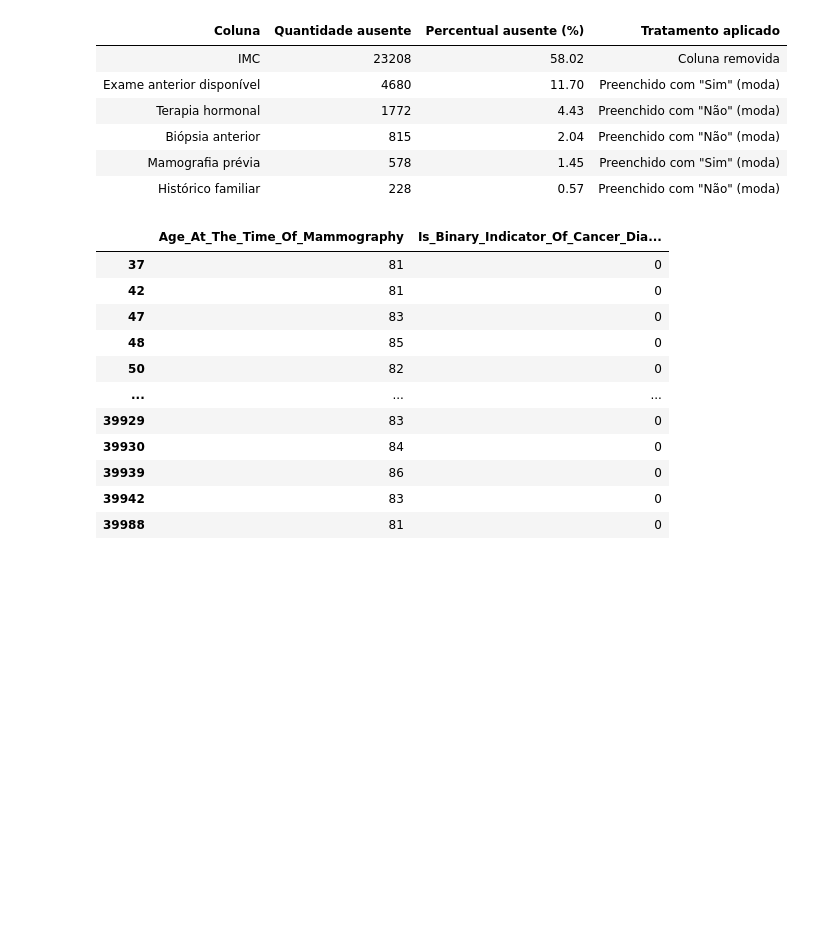
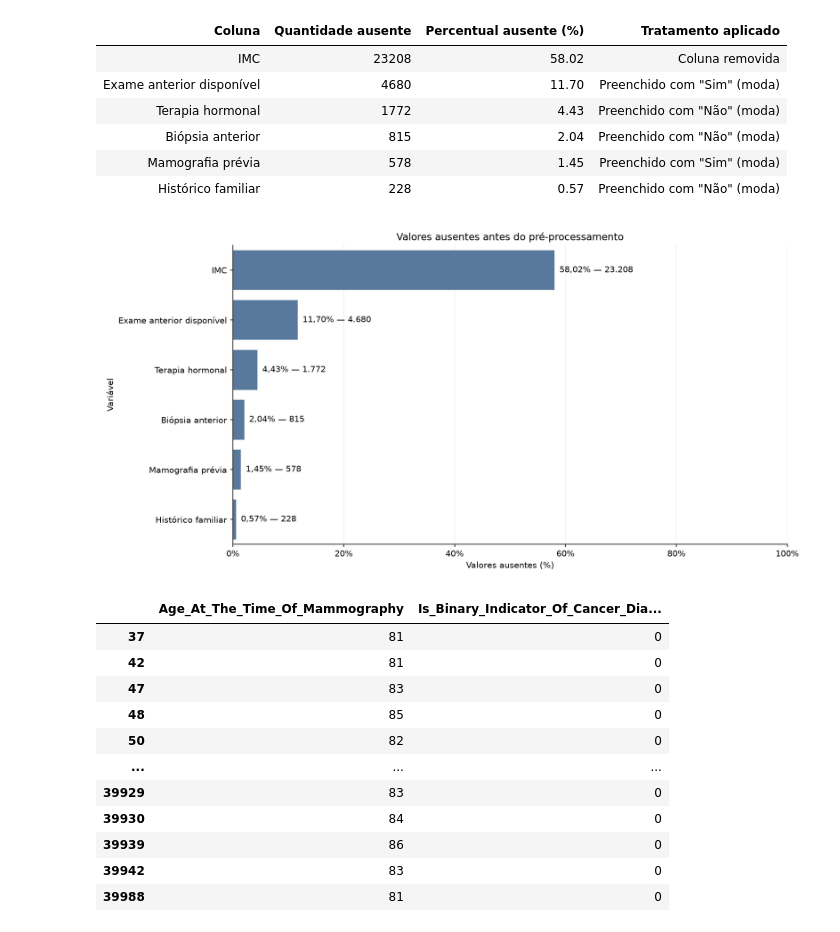
Before and after one commit to arthurMalveste/Breast-Cancer-Analysis-and-Classification, a Jupyter notebook: notebooks/analise.ipynb, the cells around one changed output. Saved outputs shown, nothing was run; the diff lists cells and outputs as text; code cells hidden in the pictures; blank space fills up the shorter version.

Commit message:
Atualiza estatisticas e graficos exploratorios da analise

```diff
--- a/notebooks/analise.ipynb
+++ b/notebooks/analise.ipynb
@@ -118,6 +161,49 @@ resumo_ausencias
 | Biópsia anterior | 815 | 2.04 | Preenchido com "Não" (moda) |
 | Mamografia prévia | 578 | 1.45 | Preenchido com "Sim" (moda) |
 | Histórico familiar | 228 | 0.57 | Preenchido com "Não" (moda) |
+# %%
+# Percentual de valores ausentes na base bruta
+# Mostra as ausências antes do tratamento, incluindo o IMC que foi removido.
+from matplotlib.ticker import FuncFormatter
+
+fig, ax = plt.subplots(figsize=(12, 6))
+sns.barplot(
+    data=resumo_ausencias,
+    x="Percentual ausente (%)",
+    y="Coluna",
+    order=resumo_ausencias["Coluna"].tolist(),
+    orient="h",
+    color="#4C78A8",
+    errorbar=None,
+    ax=ax,
+)
+
+rotulos_ausencias_grafico = []
+for percentual, quantidade in zip(
+    resumo_ausencias["Percentual ausente (%)"],
+    resumo_ausencias["Quantidade ausente"],
+):
+    percentual_formatado = f"{percentual:.2f}".replace(".", ",")
+    quantidade_formatada = f"{quantidade:,}".replace(",", ".")
+    rotulos_ausencias_grafico.append(
+        f"{percentual_formatado}% — {quantidade_formatada}"
+    )
+
+ax.bar_label(ax.containers[0], labels=rotulos_ausencias_grafico, padding=6)
+ax.set_title("Valores ausentes antes do pré-processamento")
+ax.set_xlabel("Valores ausentes (%)")
+ax.set_ylabel("Variável")
+ax.set_xlim(0, 100)
+ax.xaxis.set_major_formatter(
+    FuncFormatter(lambda valor, posicao: f"{valor:.0f}%")
+)
+ax.set_axisbelow(True)
+ax.xaxis.grid(True, alpha=0.2)
+sns.despine(ax=ax)
+fig.tight_layout()
+plt.show()
+# %% [output]
+[figure, added]
 # %%
 df.loc[df['Age_At_The_Time_Of_Mammography'] > 80, ['Age_At_The_Time_Of_Mammography', 'Is_Binary_Indicator_Of_Cancer_Diagnosis']]
 # %% [output]
```
Also changed, not shown: parts of 27 cells of this notebook.
